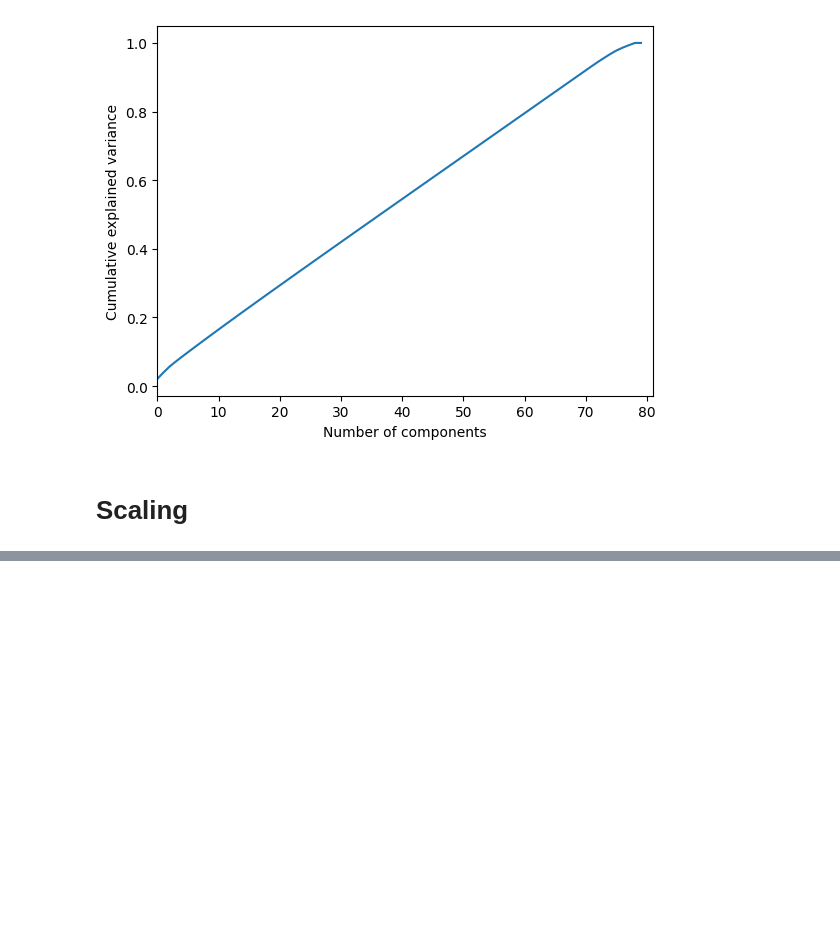
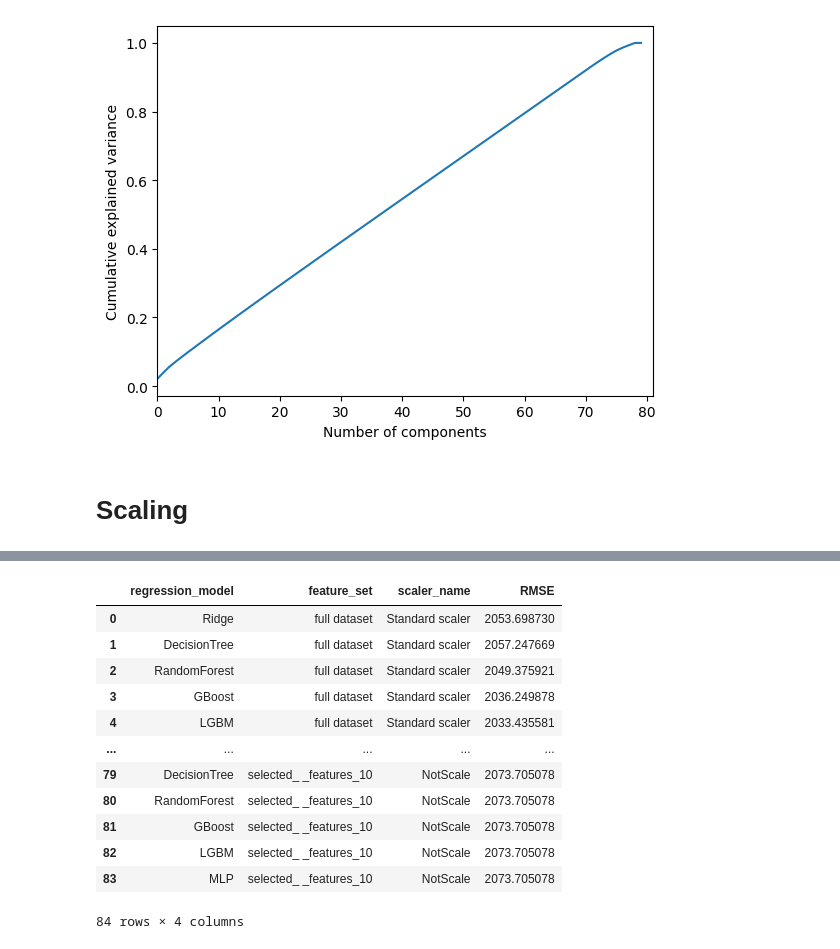
Before and after one commit to muammerkaan/Door_Dash_Interview_Regression_Project, a Jupyter notebook: doordashproject.ipynb, the cells around one changed output, grey strips where cells are left out. Drawn from its saved outputs; the diff is of its cells as text; code cells hidden in the pictures; blank space fills up the shorter version.

```diff
--- a/doordashproject.ipynb
+++ b/doordashproject.ipynb
@@ -545,0 +575,14 @@ def rmse_with_inv_transform(scaler, y_test, y_pred_scaled, model_name):
+# %%
+# create a generic function which can work with multiple machine learning models
+def make_regression(X_train, y_train, X_test, y_test, model, model_name, verbose=True):
+    """Apply selected regression model to data and measure error"""
+    model.fit(X_train,y_train)
+    y_predict=model.predict(X_train)
+    train_error = mean_squared_error(y_train, y_predict, squared=False)
+    y_predict=model.predict(X_test)
+    test_error = mean_squared_error(y_test, y_predict, squared=False)
+    if verbose:
+        print ("Train error - "'{}'.format(train_error)+" in " + model_name)
+        print("Test error"'{}'.format(test_error)+" in " + model_name)
+    trained_model = model
+    return trained_model, y_predict, train_error, test_error
@@ -545,0 +726,18 @@ def rmse_with_inv_transform(scaler, y_test, y_pred_scaled, model_name):
+# %%
+pred_df = pd.DataFrame(pred_dict)
+# %%
+pred_df
+# %% [output]
+|  | regression_model | feature_set | scaler_name | RMSE |
+| 0 | Ridge | full dataset | Standard scaler | 2053.698730 |
+| 1 | DecisionTree | full dataset | Standard scaler | 2057.247669 |
+| 2 | RandomForest | full dataset | Standard scaler | 2049.375921 |
+| 3 | GBoost | full dataset | Standard scaler | 2036.249878 |
+| 4 | LGBM | full dataset | Standard scaler | 2033.435581 |
+| ... | ... | ... | ... | ... |
+| 79 | DecisionTree | selected_ _features_10 | NotScale | 2073.705078 |
+| 80 | RandomForest | selected_ _features_10 | NotScale | 2073.705078 |
+| 81 | GBoost | selected_ _features_10 | NotScale | 2073.705078 |
+| 82 | LGBM | selected_ _features_10 | NotScale | 2073.705078 |
+| 83 | MLP | selected_ _features_10 | NotScale | 2073.705078 |
+84 rows × 4 columns
```
Also changed, not shown: parts of 19 cells of this notebook.
